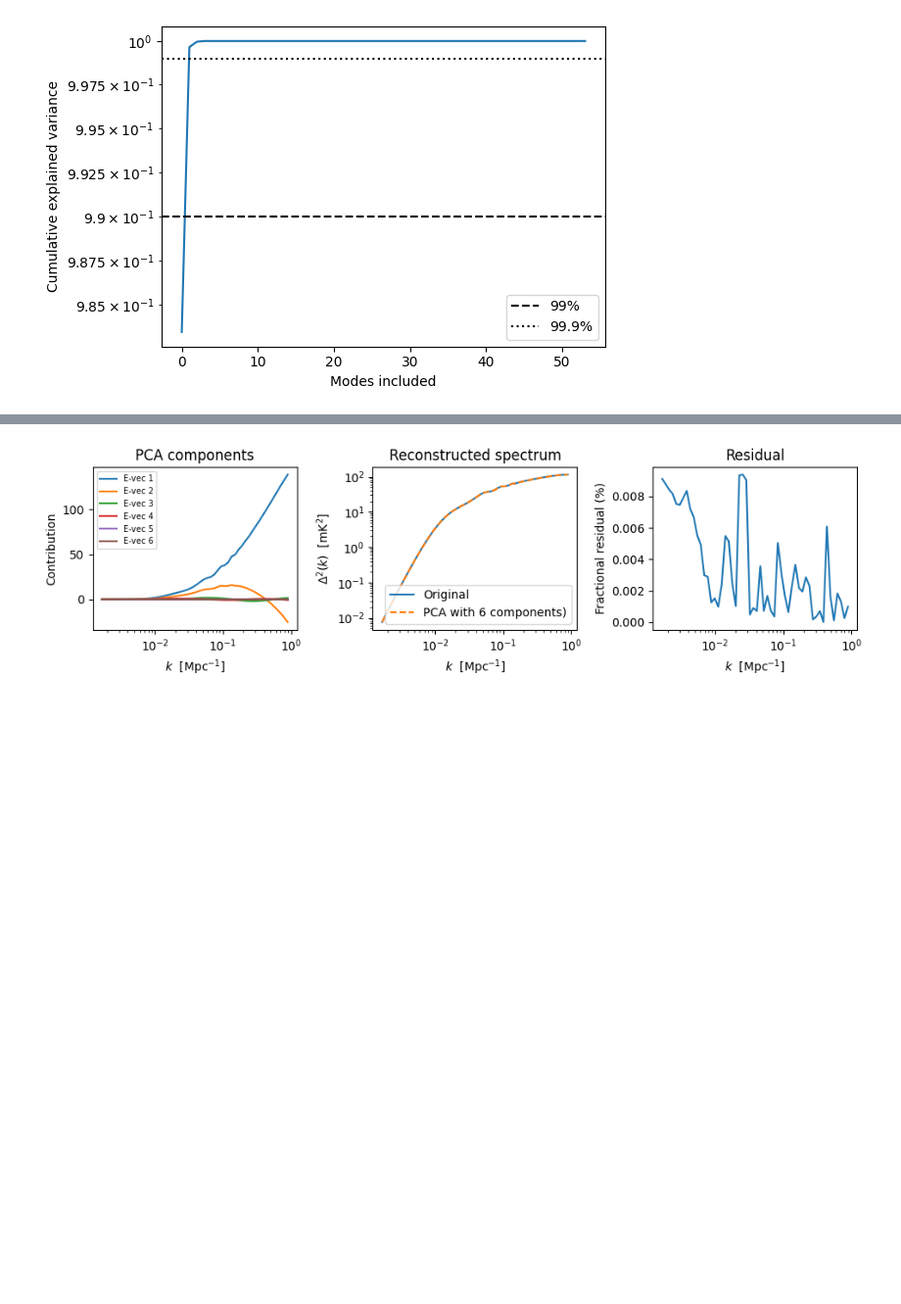
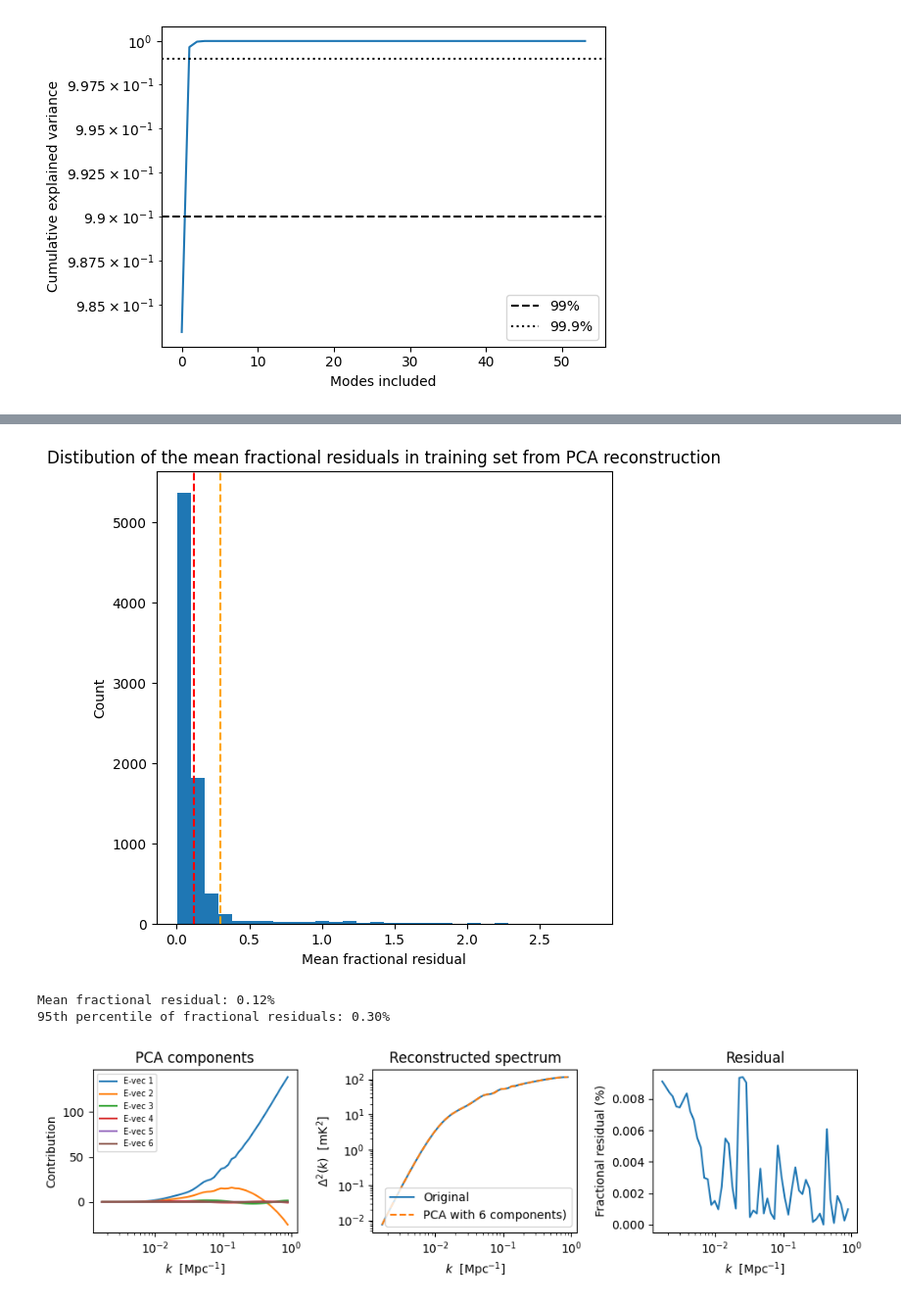
Before and after one commit to JoeyWee1/Machine-Learning-Enhanced-Inference-of-the-21-cm-Power-Spectrum-at-Cosmic-Dawn, a Jupyter notebook: ML_inference.ipynb, the cells around one changed output, grey strips where cells are left out. Shown at 98% size. Saved outputs shown, nothing was run; the diff lists cells and outputs as text; code cells hidden in the pictures; blank space fills up the shorter version.

```diff
--- a/ML_inference.ipynb
+++ b/ML_inference.ipynb
@@ -207 +220,9 @@ def check_reconstructed_spectra(power = power_train,projected_coeffs = projected
+# %%
+# Plot fractional residual distribution for PCA reconstruction on training set
+from helpers.plotting import pca_fractional_residual
+_ = pca_fractional_residual(processed, raw_data, n_comp=10)
+# %% [output]
+[figure, added]
+Mean fractional residual: 0.12%
+95th percentile of fractional residuals: 0.30%
 # %%
```
Also changed, not shown: parts of 9 cells of this notebook, 1 other file.
